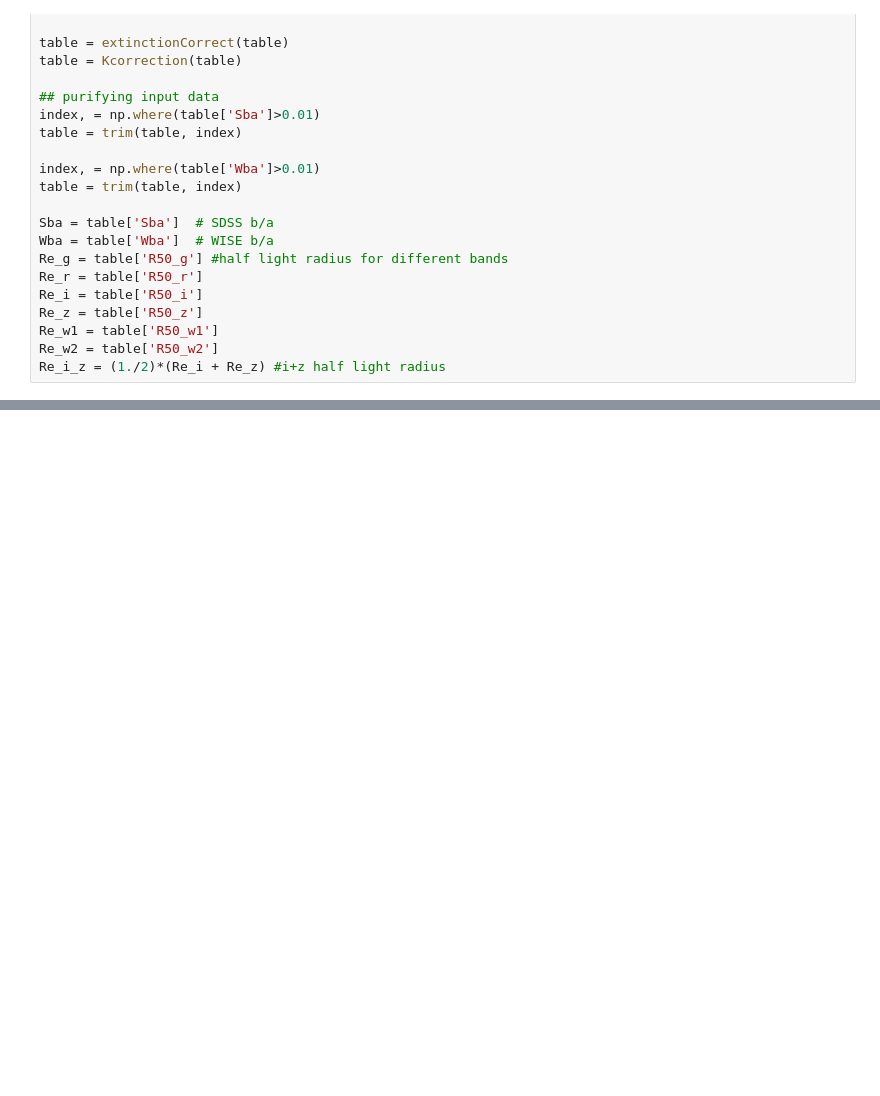
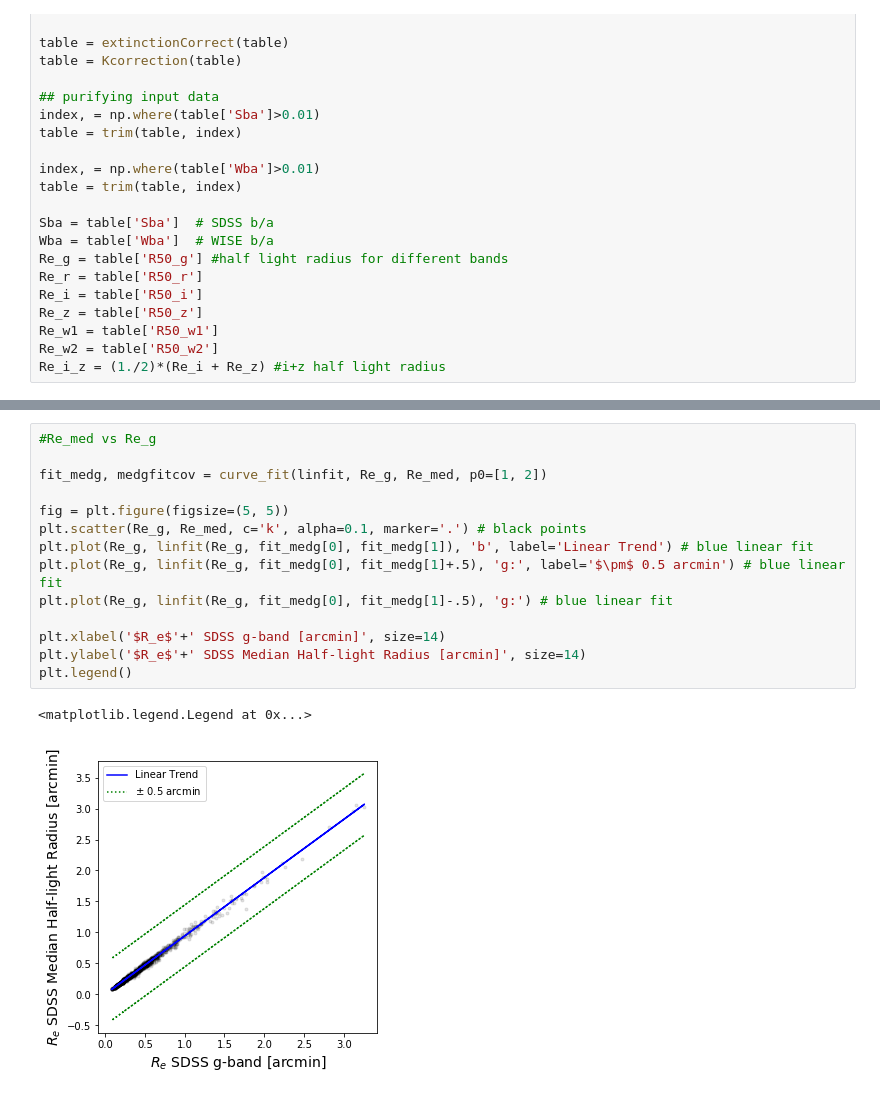
Before and after one commit to jl582/reddening_Ast399, a Jupyter notebook: half_light.ipynb, the cells around one changed output, grey strips where cells are left out. Drawn from its saved outputs; the diff is of its cells as text; blank space fills up the shorter version.

```diff
--- a/half_light.ipynb
+++ b/half_light.ipynb
@@ -100,0 +176,17 @@ Text(0,0.5,'$R_e$ WISE w1-band [arcmin]')
+# %%
+#Re_med vs Re_g
+
+fit_medg, medgfitcov = curve_fit(linfit, Re_g, Re_med, p0=[1, 2])
+
+fig = plt.figure(figsize=(5, 5))
+plt.scatter(Re_g, Re_med, c='k', alpha=0.1, marker='.') # black points
+plt.plot(Re_g, linfit(Re_g, fit_medg[0], fit_medg[1]), 'b', label='Linear Trend') # blue linear fit
+plt.plot(Re_g, linfit(Re_g, fit_medg[0], fit_medg[1]+.5), 'g:', label='$\pm$ 0.5 arcmin') # blue linear fit
+plt.plot(Re_g, linfit(Re_g, fit_medg[0], fit_medg[1]-.5), 'g:') # blue linear fit
+
+plt.xlabel('$R_e$'+' SDSS g-band [arcmin]', size=14)
+plt.ylabel('$R_e$'+' SDSS Median Half-light Radius [arcmin]', size=14)
+plt.legend()
+# %% [output]
+<matplotlib.legend.Legend at 0x...>
+[figure, added]
```
Also changed, not shown: parts of 10 cells of this notebook.
